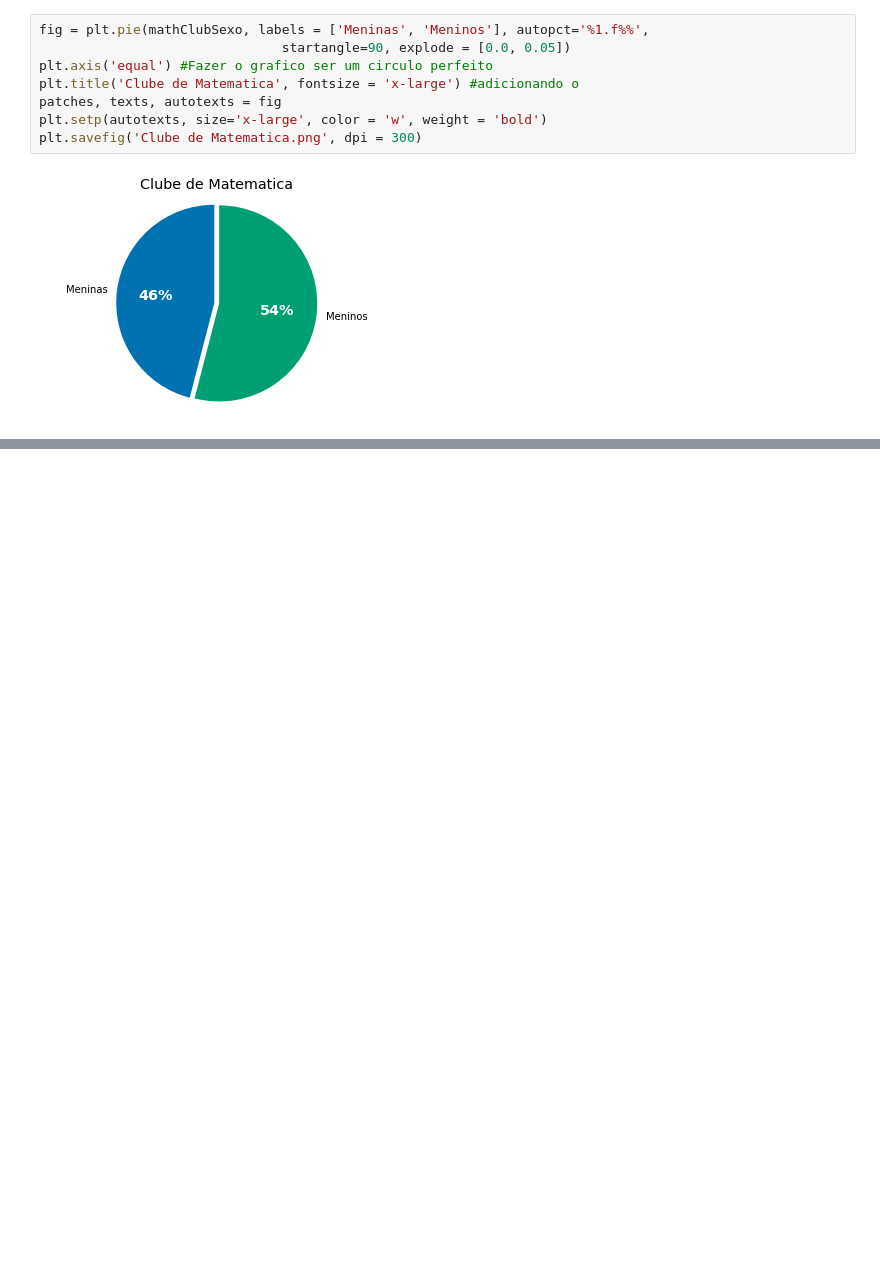
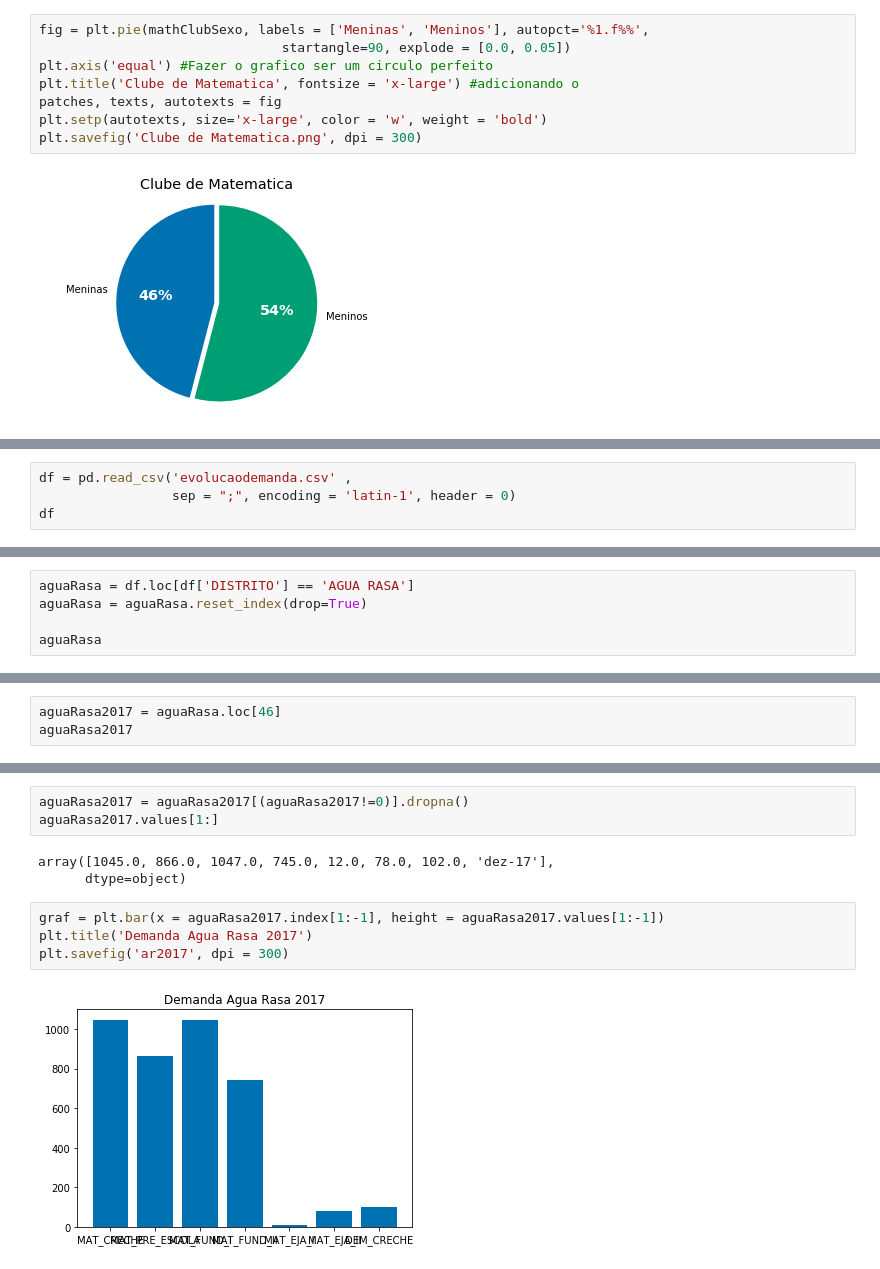
Before and after one commit to yambanis/MAC213, a Jupyter notebook: Python/Tutorial.ipynb, the cells around one changed output, grey strips where cells are left out. Drawn from its saved outputs; the diff is of its cells as text; blank space fills up the shorter version.

Commit message:
Draft bar plot

```diff
--- a/Python/Tutorial.ipynb
+++ b/Python/Tutorial.ipynb
@@ -463,0 +489,4 @@ plt.savefig('Clube de Matematica.png', dpi = 300)
+# %%
+df = pd.read_csv('evolucaodemanda.csv' ,
+                 sep = ";", encoding = 'latin-1', header = 0)
+df
@@ -463,0 +514,5 @@ plt.savefig('Clube de Matematica.png', dpi = 300)
+# %%
+aguaRasa = df.loc[df['DISTRITO'] == 'AGUA RASA']
+aguaRasa = aguaRasa.reset_index(drop=True)
+
+aguaRasa
@@ -463,0 +539,3 @@ plt.savefig('Clube de Matematica.png', dpi = 300)
+# %%
+aguaRasa2017 = aguaRasa.loc[46]
+aguaRasa2017
@@ -463,0 +560,12 @@ plt.savefig('Clube de Matematica.png', dpi = 300)
+# %%
+aguaRasa2017 = aguaRasa2017[(aguaRasa2017!=0)].dropna()
+aguaRasa2017.values[1:]
+# %% [output]
+array([1045.0, 866.0, 1047.0, 745.0, 12.0, 78.0, 102.0, 'dez-17'],
+      dtype=object)
+# %%
+graf = plt.bar(x = aguaRasa2017.index[1:-1], height = aguaRasa2017.values[1:-1])
+plt.title('Demanda Agua Rasa 2017')
+plt.savefig('ar2017', dpi = 300)
+# %% [output]
+[figure, added]
```
Also changed, not shown: parts of 8 cells of this notebook, 3 other files.
